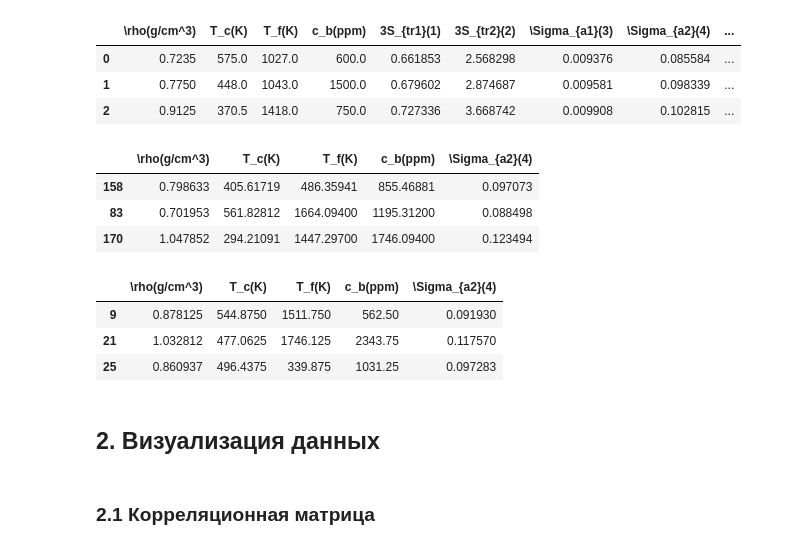
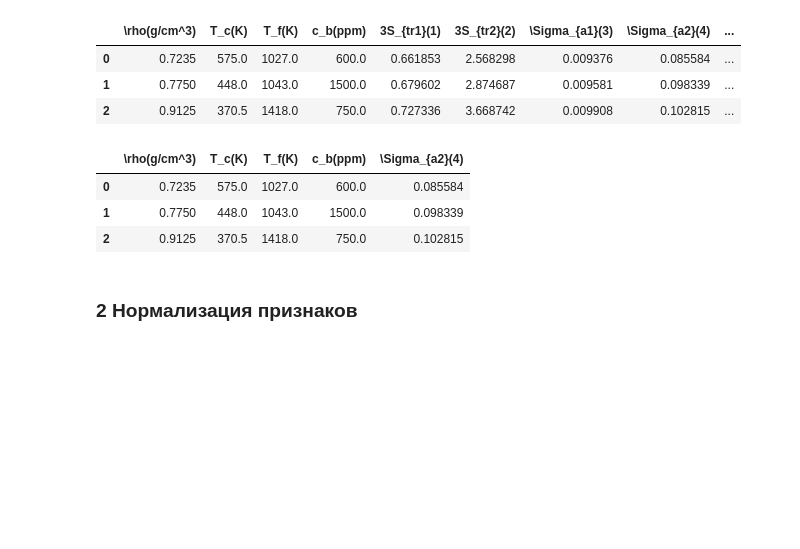
Before and after one commit to xxxyxxx16/portfolio_xxxyxxx, a Jupyter notebook: ML/Регрессия/Cross_sections/NN_S_a_2.ipynb, the cells around one changed output. Drawn from its saved outputs; the diff is of its cells as text; code cells hidden in the pictures; blank space fills up the shorter version.

```diff
--- a/ML/Регрессия/Cross_sections/NN_S_a_2.ipynb
+++ b/ML/Регрессия/Cross_sections/NN_S_a_2.ipynb
@@ -26,18 +23,10 @@ test_dataset = df[names].drop(train_dataset.index)
-# %%
-train_dataset.head(3)
-# %% [output]
-|  | \rho(g/cm^3) | T_c(K) | T_f(K) | c_b(ppm) | \Sigma_{a2}(4) |
-| 158 | 0.798633 | 405.61719 | 486.35941 | 855.46881 | 0.097073 |
-| 83 | 0.701953 | 561.82812 | 1664.09400 | 1195.31200 | 0.088498 |
-| 170 | 1.047852 | 294.21091 | 1447.29700 | 1746.09400 | 0.123494 |
-# %%
-test_dataset.head(3)
-# %% [output]
-|  | \rho(g/cm^3) | T_c(K) | T_f(K) | c_b(ppm) | \Sigma_{a2}(4) |
-| 9 | 0.878125 | 544.8750 | 1511.750 | 562.50 | 0.091930 |
-| 21 | 1.032812 | 477.0625 | 1746.125 | 2343.75 | 0.117570 |
-| 25 | 0.860937 | 496.4375 | 339.875 | 1031.25 | 0.097283 |
+# %%
+df = df[names]
+df.head(3)
+# %% [output]
+|  | \rho(g/cm^3) | T_c(K) | T_f(K) | c_b(ppm) | \Sigma_{a2}(4) |
+| 0 | 0.7235 | 575.0 | 1027.0 | 600.0 | 0.085584 |
+| 1 | 0.7750 | 448.0 | 1043.0 | 1500.0 | 0.098339 |
+| 2 | 0.9125 | 370.5 | 1418.0 | 750.0 | 0.102815 |
 # %% [markdown]
-## 2. Визуализация данных
+### 2 Нормализация признаков
-# %% [markdown]
-### 2.1 Корреляционная матрица
```
Also changed, not shown: parts of 113 cells of this notebook, 2 other files.
